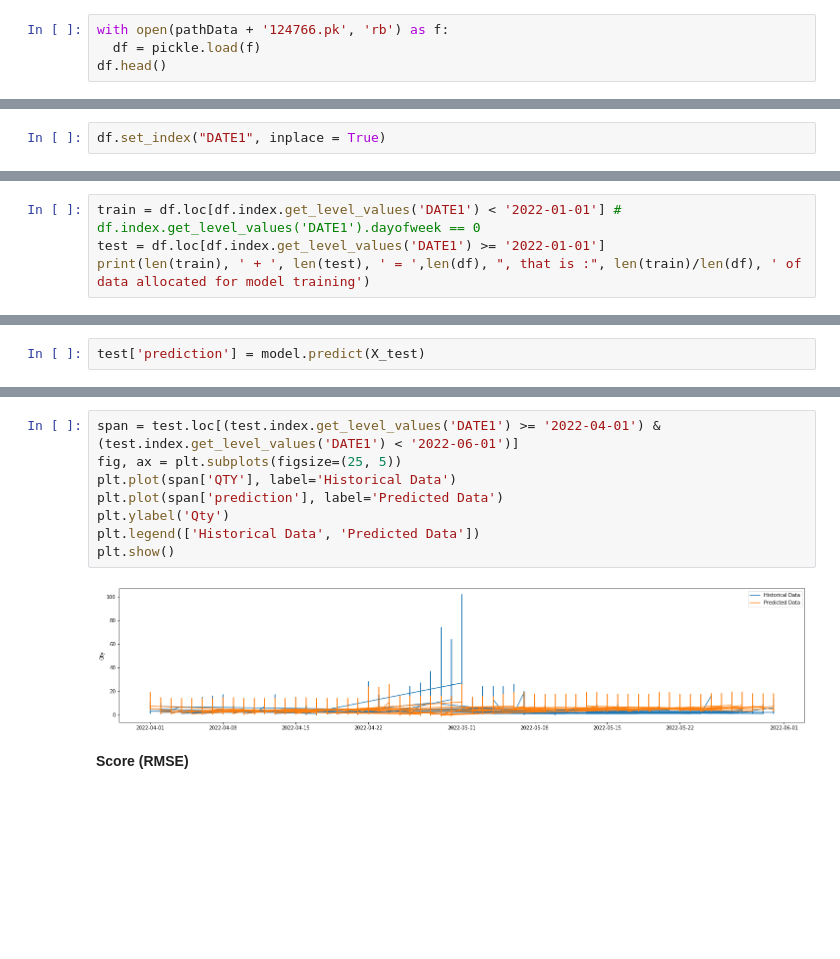
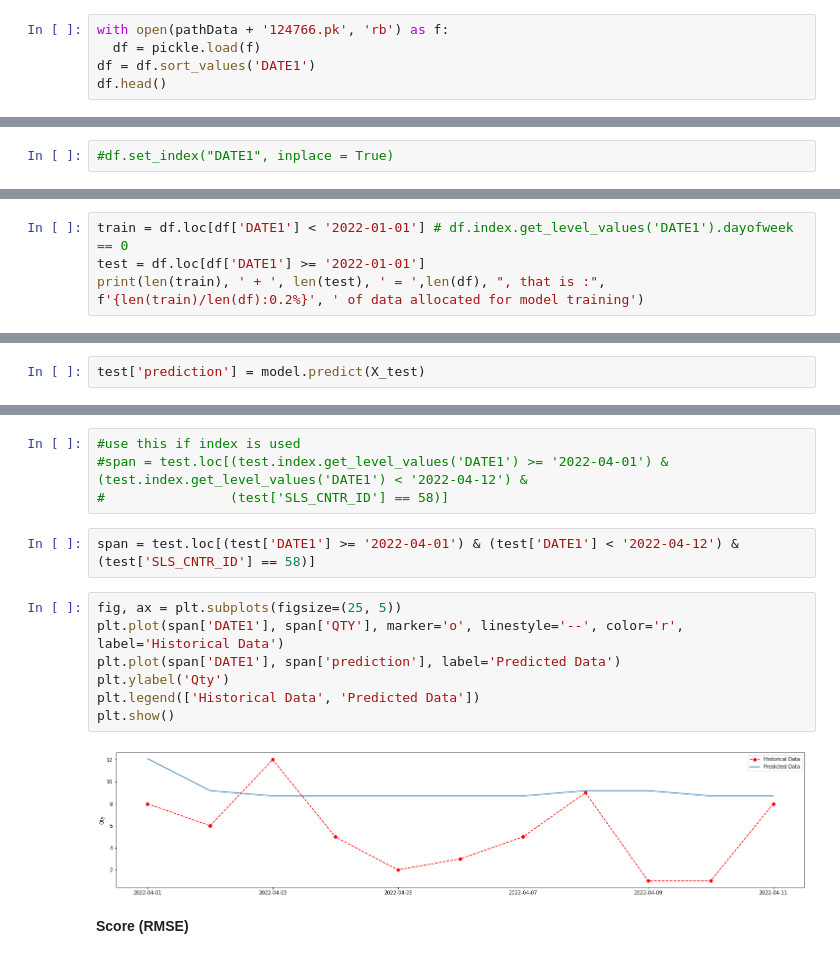
Before and after one commit to hajsf/Time-Series-Forecast, a Jupyter notebook: 05_TrainModel.ipynb, the cells around one changed output, grey strips where cells are left out. Saved outputs shown, nothing was run; the diff lists cells and outputs as text; blank space fills up the shorter version.

```diff
--- a/05_TrainModel.ipynb
+++ b/05_TrainModel.ipynb
@@ -25,6 +25,7 @@ pathData = "/content/drive/MyDrive/ColabNotebooks/dataset/02_ProcessedData/"
 # %%
 with open(pathData + '124766.pk', 'rb') as f:
   df = pickle.load(f)
+df = df.sort_values('DATE1')
 df.head()
 # %% [output]
 |  | SLS_CNTR_ID | DATE1 | QTY | isSalaryweek | Holiday | AcademicCalendarSemester | isWeekend | isNationalday | ... |
@@ -36,6 +37,6 @@ df.head()
 5 rows × 24 columns
 # %%
-df.set_index("DATE1", inplace = True)
+#df.set_index("DATE1", inplace = True)
 # %%
 print("number of records:", len(df))
 # %% [output]
@@ -43,7 +44,7 @@ number of records: 18184
 # %% [markdown]
 **Train / Test Split**
 # %%
-train = df.loc[df.index.get_level_values('DATE1') < '2022-01-01'] # df.index.get_level_values('DATE1').dayofweek == 0
-test = df.loc[df.index.get_level_values('DATE1') >= '2022-01-01']
-print(len(train), ' + ', len(test), ' = ',len(df), ", that is :", len(train)/len(df), ' of data allocated for model training')
+train = df.loc[df['DATE1'] < '2022-01-01'] # df.index.get_level_values('DATE1').dayofweek == 0
+test = df.loc[df['DATE1'] >= '2022-01-01']
+print(len(train), ' + ', len(test), ' = ',len(df), ", that is :", f'{len(train)/len(df):0.2%}', ' of data allocated for model training')
 # %% [output]
@@ -155,13 +180,18 @@ plt.show()
+# %%
+#use this if index is used
+#span = test.loc[(test.index.get_level_values('DATE1') >= '2022-04-01') & (test.index.get_level_values('DATE1') < '2022-04-12') &
+#                (test['SLS_CNTR_ID'] == 58)]
+# %%
+span = test.loc[(test['DATE1'] >= '2022-04-01') & (test['DATE1'] < '2022-04-12') & (test['SLS_CNTR_ID'] == 58)]
 # %%
-span = test.loc[(test.index.get_level_values('DATE1') >= '2022-04-01') & (test.index.get_level_values('DATE1') < '2022-06-01')]
 fig, ax = plt.subplots(figsize=(25, 5))
-plt.plot(span['QTY'], label='Historical Data')
-plt.plot(span['prediction'], label='Predicted Data')
+plt.plot(span['DATE1'], span['QTY'], marker='o', linestyle='--', color='r', label='Historical Data')
+plt.plot(span['DATE1'], span['prediction'], label='Predicted Data')
 plt.ylabel('Qty')
 plt.legend(['Historical Data', 'Predicted Data'])
 plt.show()
 # %% [output]
-[figure, old version]
+[figure, new version]
 # %% [markdown]
 **Score (RMSE)**
 # %%
```
Also changed, not shown: parts of 10 cells of this notebook.
